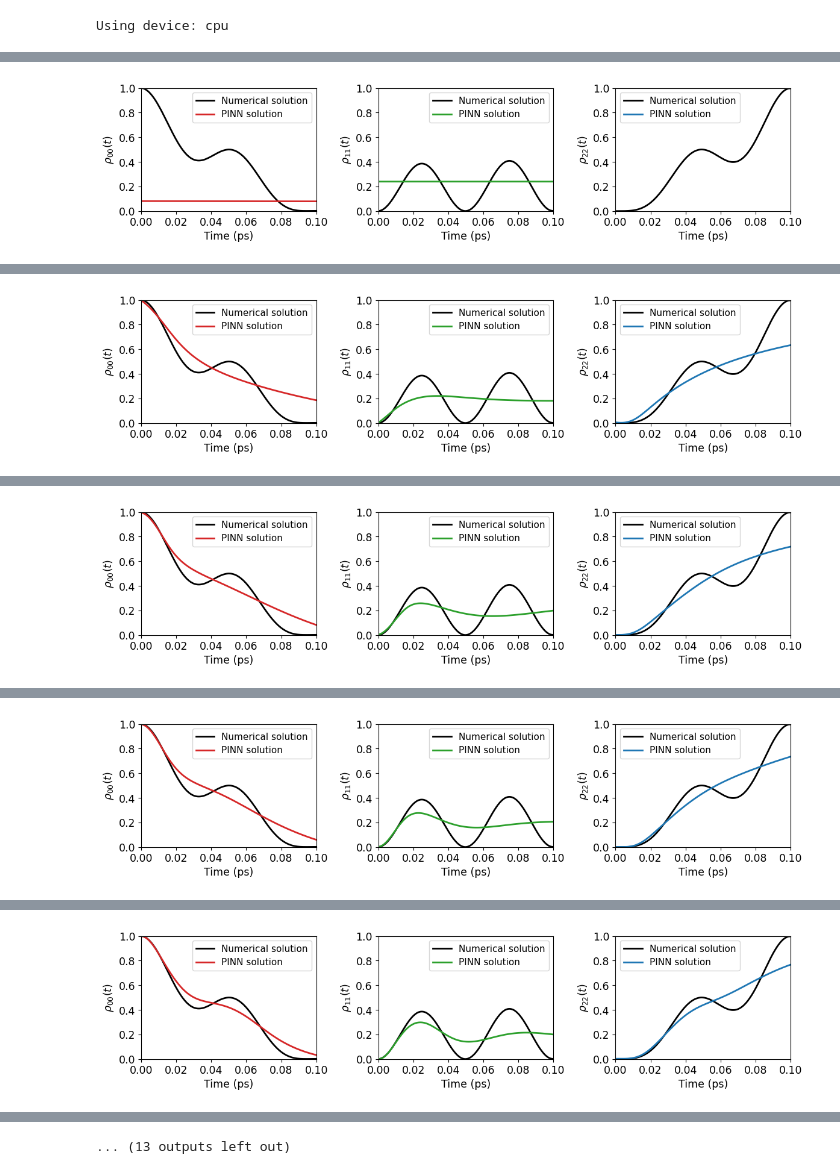
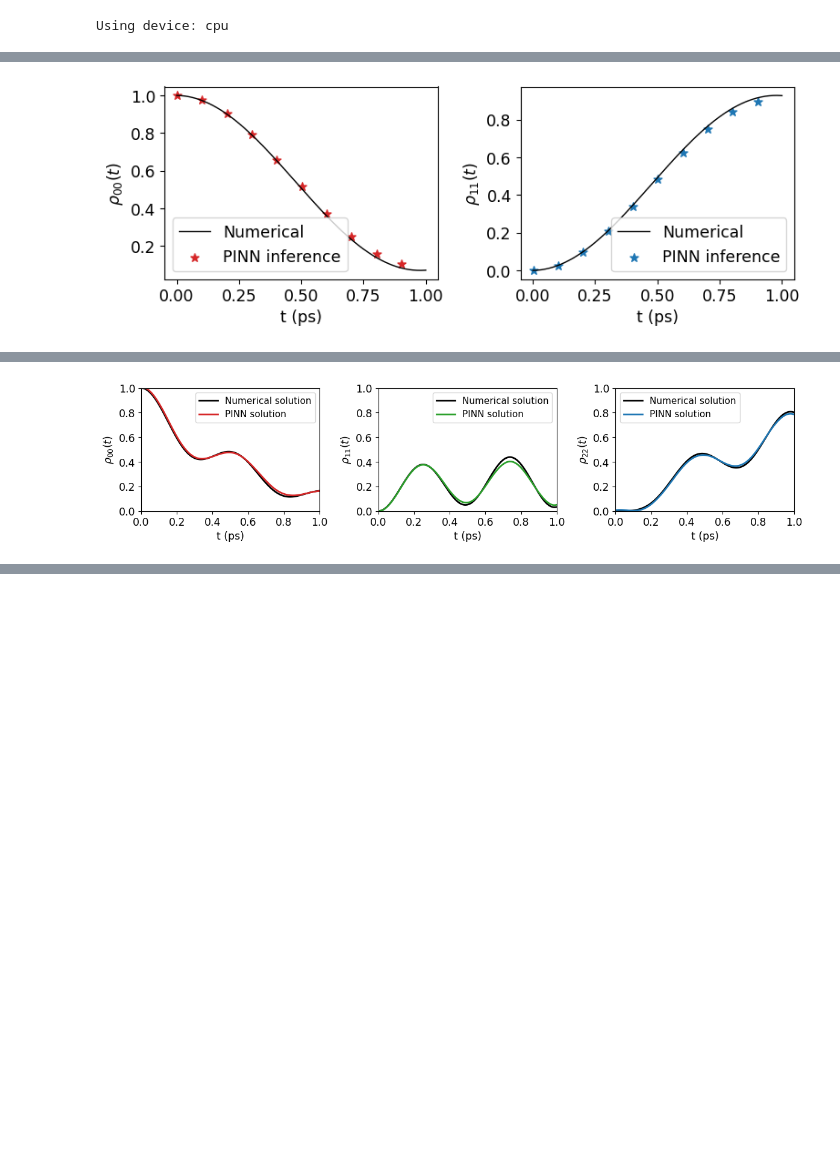
Before and after one commit to Sutirtha-github/pinn_nz, a Jupyter notebook: notebook.ipynb, the cells around one changed output, grey strips where cells are left out. Cells and saved outputs as stored; diff of their text form; code cells hidden in the pictures; blank space fills up the shorter version.

```diff
--- a/notebook.ipynb
+++ b/notebook.ipynb
@@ -20,7 +22,7 @@ nz_ex.plot_results(times, rhos)
 # Initial density matrix
 rho_init = torch.diag(torch.tensor([1.0, 0.0, 0.0], dtype=torch.cfloat))
 
-nz_biex = NZSolverBiex(D=0.1, steps=300, A=0.0112, omega_c=3.04, T=10)
+nz_biex = NZSolverBiex(D=1, steps=1000, alpha=0.126, omega_c=3.04, T=10)
 
 start = time.time()
 times, rhos = nz_biex.solve(rho_init)
@@ -59,9 +61,46 @@ Time elapsed:  2.731441307067871 min
+# %%
+t_test = []
+for i in range(0,len(times)-25,25):
+    t_test.append((times[i]+times[i+1])/2)
+
+t_test = torch.tensor(t_test, dtype=torch.float).view(-1,1)
+
+with torch.no_grad():
+    results = ex_model(t_test)
+
+import matplotlib.pyplot as plt
+
+plt.rcParams['font.size'] = 12.5
+
+fig, axes = plt.subplots(1,2, figsize=(8,3))
+
+axes[0].plot(times, rho_diag[:,0], label="Numerical", color="black", linewidth=1)
+axes[0].scatter(t_test, results[:, 0], label="PINN inference", color="tab:red", marker='*', s=45)
+axes[0].set_xlabel("t (ps)")
+axes[0].set_ylabel(r"$\rho_{00} (t)$")
+#axes[0].set_ylim(0,1)
+#axes[0].set_xlim(0,0.1)
+axes[0].legend(loc='lower left')
+
+axes[1].plot(times, rho_diag[:,1], label="Numerical", color="black", linewidth=1)
+axes[1].scatter(t_test, 1-results[:, 0], label="PINN inference", color="tab:blue", marker='*', s=45)
+axes[1].set_xlabel("t (ps)")
+axes[1].set_ylabel(r"$\rho_{11} (t)$")
+#axes[1].set_ylim(0,1)
+#axes[1].set_xlim(0,0.1)
+#axes[1].set_title(f"Epoch: {i},  loss = {round(loss.item(), 6)}")
+axes[1].legend()
+
+plt.tight_layout()
+plt.show()
+# %% [output]
+[figure, added]
 # %%
 # Diagonalize the numerically solved density matrices
 rho_diag = torch.stack([torch.real(torch.diag(rho)) for rho in rhos])
 start = time.time()
-biex_model = train_nz_pinn(sys='b', t=times, rho_diag=rho_diag, D=0.1, t_intervals=20, A=0.0112, T=10, omega_c=3.04,
-                    n_layers=4, n_hidden=32, epochs=5501, lr=1e-2, lam=0.0001, plot_interval=500)
+biex_model = train_nz_pinn(sys='b', t=times, rho_diag=rho_diag, D=1, t_intervals=20, alpha=0.126, T=10, omega_c=3.04,
+                    n_layers=4, n_hidden=32, epochs=4600, lr=1e-2, lam=0.01, plot_interval=4600)
 end = time.time()
 print(f"Time elapsed:  {(end-start)/60} min")
 # %% [output]
@@ -69 +108 @@ Epoch: 0  |  Loss = 4.55212e-01
-[figure, old version]
+[figure, new version]
@@ -71 +109,0 @@ Epoch: 500  |  Loss = 1.34298e-03
-[figure, removed]
@@ -73 +109,0 @@ Epoch: 1000  |  Loss = 5.64765e-04
-[figure, removed]
@@ -75 +109,0 @@ Epoch: 1500  |  Loss = 4.26776e-04
-[figure, removed]
@@ -77 +109,0 @@ Epoch: 2000  |  Loss = 3.21696e-04
-[figure, removed]
@@ -80 +109,0 @@ Epoch: 2500  |  Loss = 1.97385e-04
-... (13 outputs left out)
```
Also changed, not shown: parts of 9 cells of this notebook, 18 other files.
